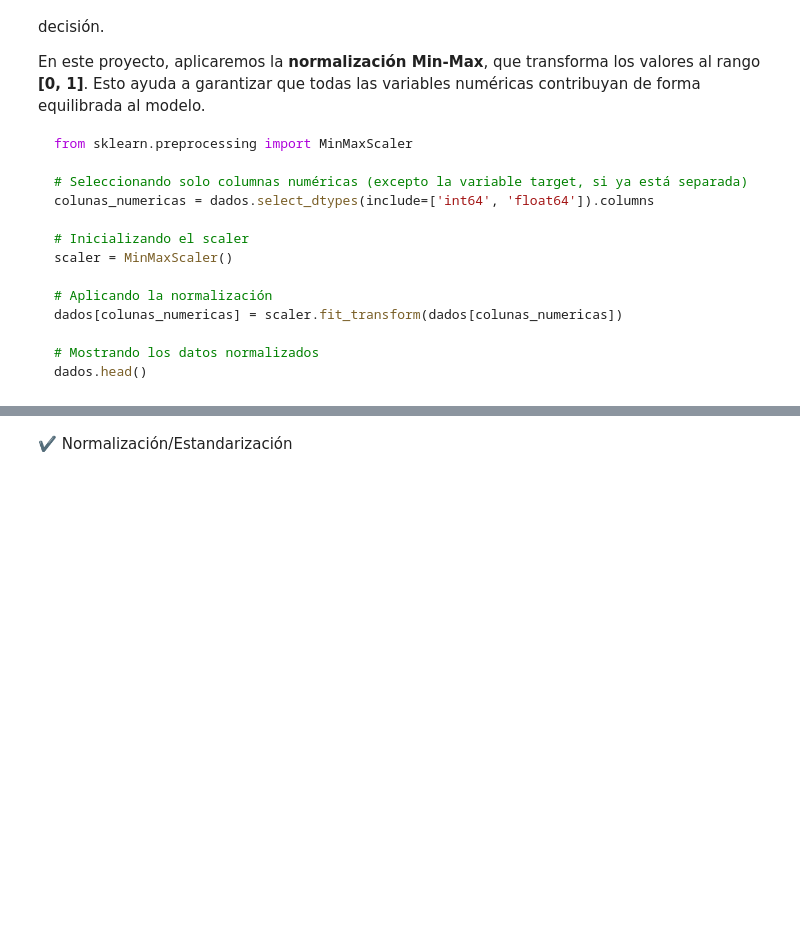
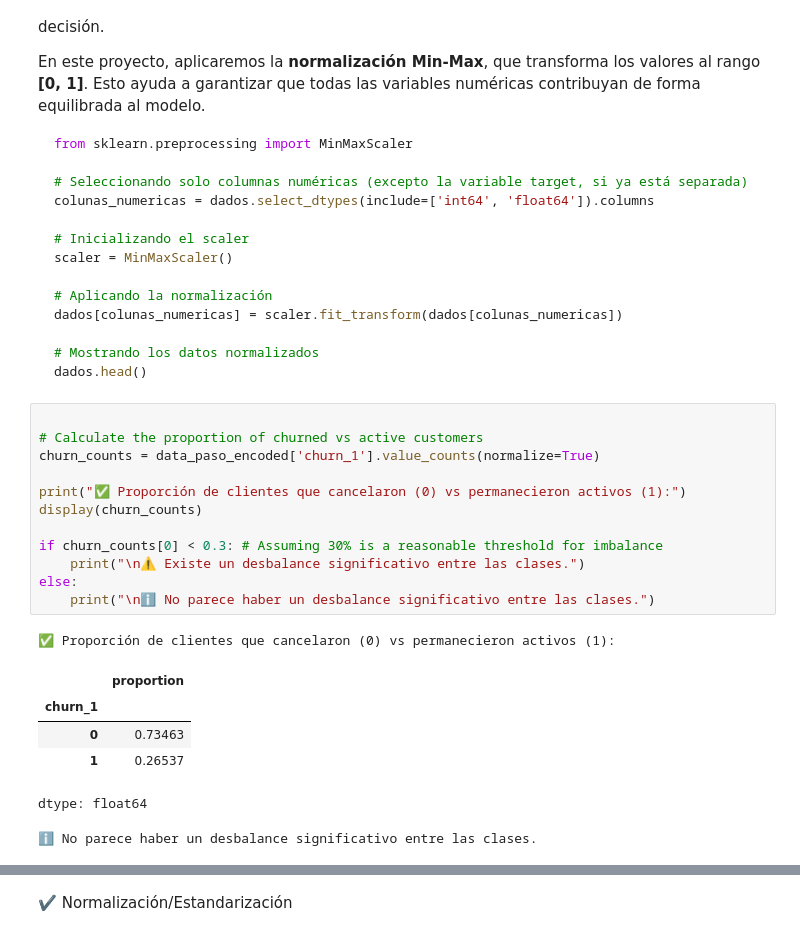
Before and after one commit to macollipal/-challenge3-data-science-LATAM, a Jupyter notebook: challenge3_data_science_LATAM.ipynb, the cells around one changed output, grey strips where cells are left out. Cells and saved outputs as stored; diff of their text form; blank space fills up the shorter version.

````diff
--- a/challenge3_data_science_LATAM.ipynb
+++ b/challenge3_data_science_LATAM.ipynb
@@ -267,4 +267,24 @@ dados[colunas_numericas] = scaler.fit_transform(dados[colunas_numericas])
 # Mostrando los datos normalizados
 dados.head()
 ```
+# %%
+
+# Calculate the proportion of churned vs active customers
+churn_counts = data_paso_encoded['churn_1'].value_counts(normalize=True)
+
+print("✅ Proporción de clientes que cancelaron (0) vs permanecieron activos (1):")
+display(churn_counts)
+
+if churn_counts[0] < 0.3: # Assuming 30% is a reasonable threshold for imbalance
+    print("\n⚠️ Existe un desbalance significativo entre las clases.")
+else:
+    print("\nℹ️ No parece haber un desbalance significativo entre las clases.")
+# %% [output]
+✅ Proporción de clientes que cancelaron (0) vs permanecieron activos (1):
+|  | proportion |
+| churn_1 |  |
+| 0 | 0.73463 |
+| 1 | 0.26537 |
+dtype: float64
+ℹ️ No parece haber un desbalance significativo entre las clases.
 # %%
````
Also changed, not shown: parts of 23 cells of this notebook.
